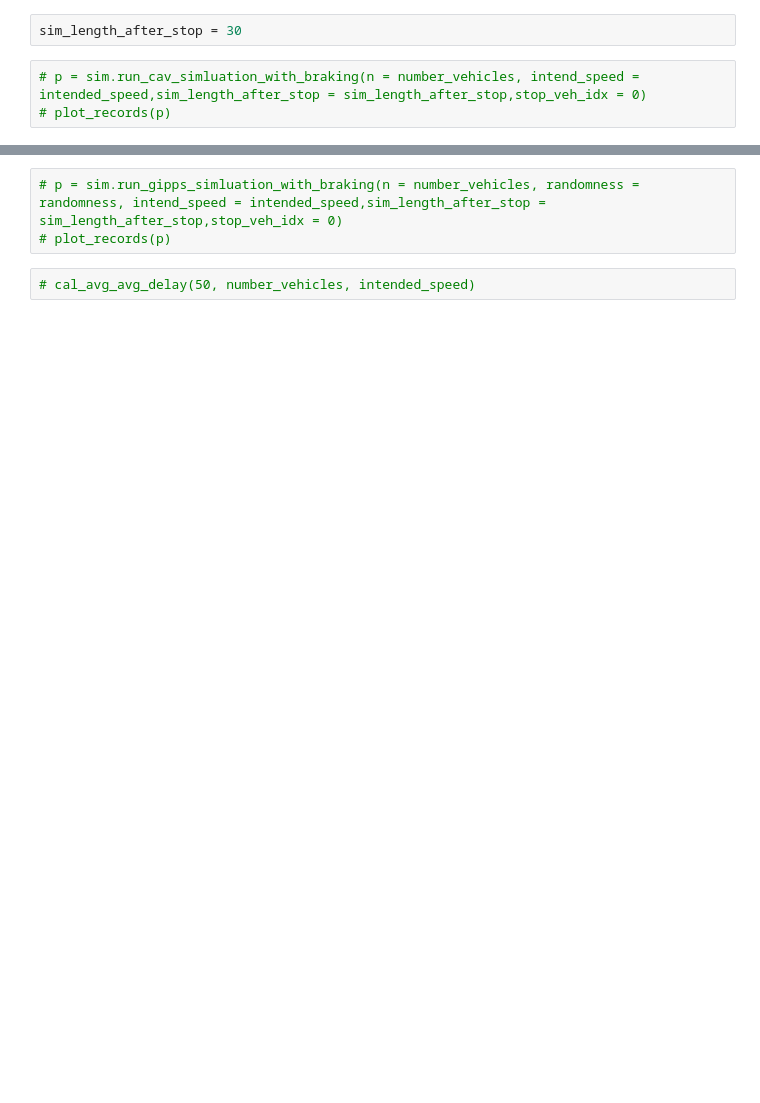
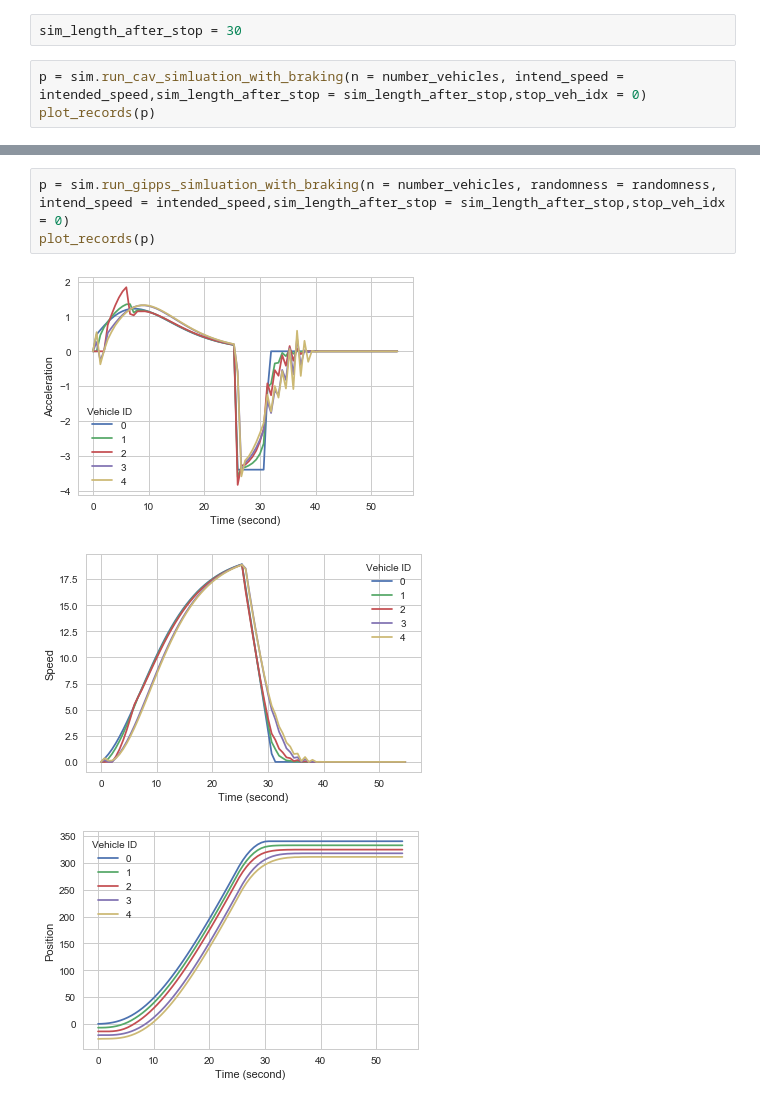
Before and after one commit to JiyanBlack/VDSF-Vehicle_Deque_Simulation_Framework, a Jupyter notebook: source/exp-visualization.ipynb, the cells around one changed output, grey strips where cells are left out. Drawn from its saved outputs; the diff is of its cells as text; blank space fills up the shorter version.

```diff
--- a/source/exp-visualization.ipynb
+++ b/source/exp-visualization.ipynb
@@ -66,5 +93,5 @@ sim = Simulation(time = simulation_time)
 # %%
 sim_length_after_stop = 30
 # %%
-# p = sim.run_cav_simluation_with_braking(n = number_vehicles, intend_speed = intended_speed,sim_length_after_stop = sim_length_after_stop,stop_veh_idx = 0)
-# plot_records(p)
+p = sim.run_cav_simluation_with_braking(n = number_vehicles, intend_speed = intended_speed,sim_length_after_stop = sim_length_after_stop,stop_veh_idx = 0)
+plot_records(p)
@@ -71,5 +119,7 @@ sim_length_after_stop = 30
 # %%
-# p = sim.run_gipps_simluation_with_braking(n = number_vehicles, randomness = randomness, intend_speed = intended_speed,sim_length_after_stop = sim_length_after_stop,stop_veh_idx = 0)
-# plot_records(p)
+p = sim.run_gipps_simluation_with_braking(n = number_vehicles, randomness = randomness, intend_speed = intended_speed,sim_length_after_stop = sim_length_after_stop,stop_veh_idx = 0)
+plot_records(p)
+# %% [output]
+[figure, added]
+[figure, added]
+[figure, added]
-# %%
-# cal_avg_avg_delay(50, number_vehicles, intended_speed)
```
Also changed, not shown: parts of 6 cells of this notebook, 8 other files.
